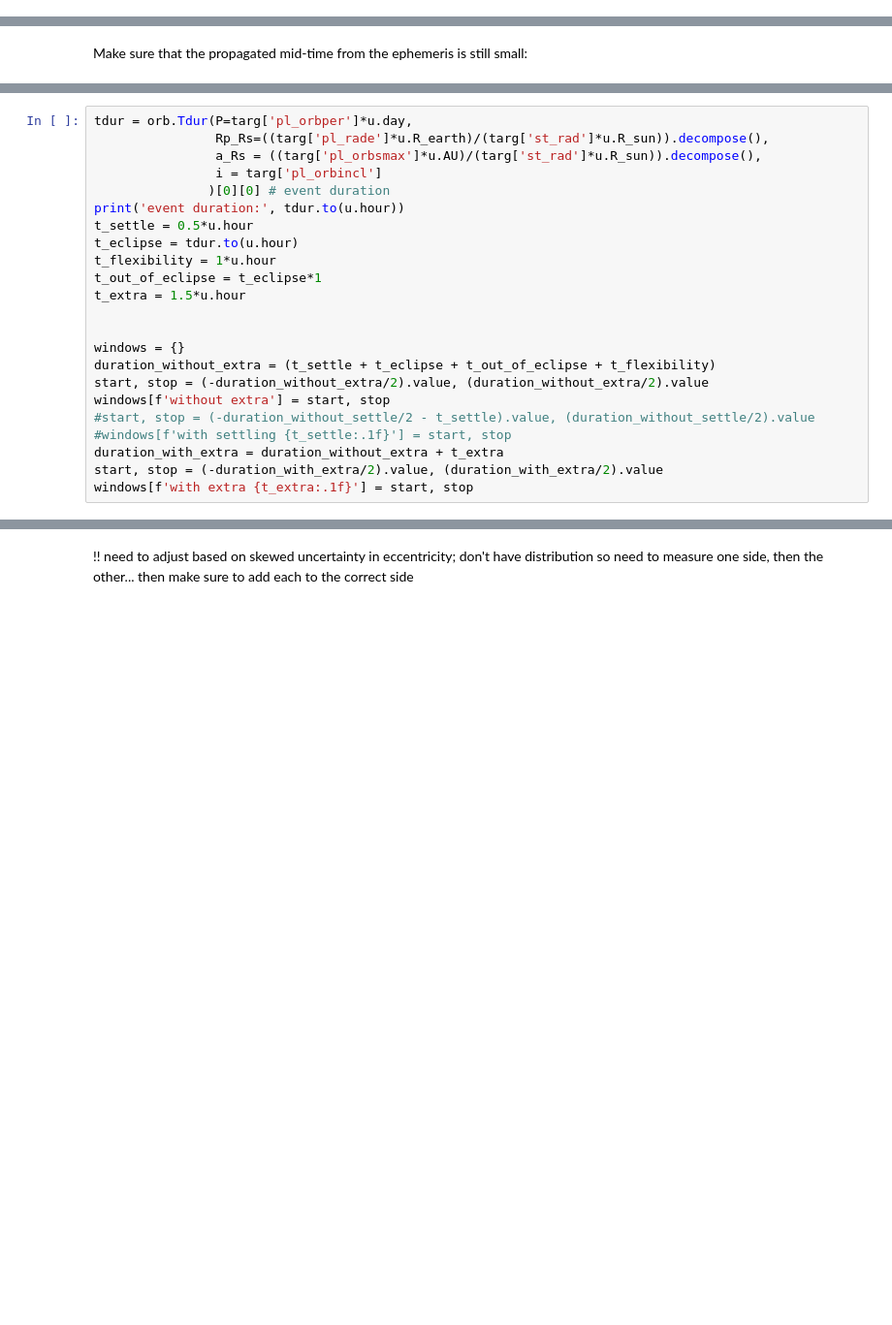
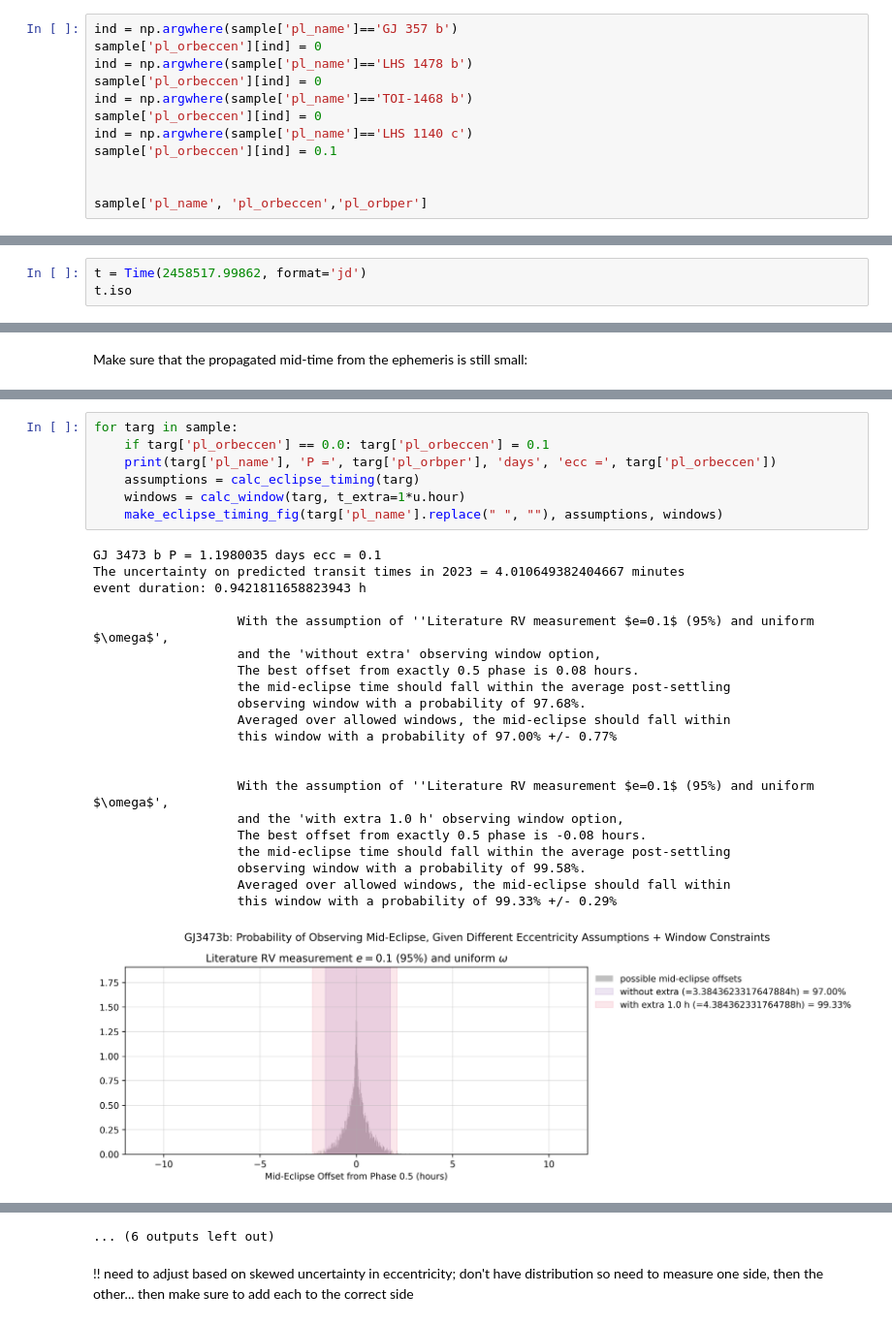
Before and after one commit to hdiamondlowe/jwst_rockyplanetoccultations, a Jupyter notebook: estimate_eclipse_timing_uncertainty.ipynb, the cells around one changed output, grey strips where cells are left out. Shown at 97% size. Cells and saved outputs as stored; diff of their text form; blank space fills up the shorter version.

```diff
--- a/estimate_eclipse_timing_uncertainty.ipynb
+++ b/estimate_eclipse_timing_uncertainty.ipynb
@@ -30,0 +13,12 @@ e_guess
+# %%
+ind = np.argwhere(sample['pl_name']=='GJ 357 b')
+sample['pl_orbeccen'][ind] = 0
+ind = np.argwhere(sample['pl_name']=='LHS 1478 b')
+sample['pl_orbeccen'][ind] = 0
+ind = np.argwhere(sample['pl_name']=='TOI-1468 b')
+sample['pl_orbeccen'][ind] = 0
+ind = np.argwhere(sample['pl_name']=='LHS 1140 c')
+sample['pl_orbeccen'][ind] = 0.1
+
+
+sample['pl_name', 'pl_orbeccen','pl_orbper']
@@ -30,0 +72,3 @@ e_guess
+# %%
+t = Time(2458517.99862, format='jd')
+t.iso
@@ -57,23 +109,0 @@ len(assumptions)
-# %%
-tdur = orb.Tdur(P=targ['pl_orbper']*u.day,
-                Rp_Rs=((targ['pl_rade']*u.R_earth)/(targ['st_rad']*u.R_sun)).decompose(),
-                a_Rs = ((targ['pl_orbsmax']*u.AU)/(targ['st_rad']*u.R_sun)).decompose(),
-                i = targ['pl_orbincl']
-               )[0][0] # event duration
-print('event duration:', tdur.to(u.hour))
-t_settle = 0.5*u.hour
-t_eclipse = tdur.to(u.hour)
-t_flexibility = 1*u.hour
-t_out_of_eclipse = t_eclipse*1
-t_extra = 1.5*u.hour
-
-
-windows = {}
-duration_without_extra = (t_settle + t_eclipse + t_out_of_eclipse + t_flexibility)
-start, stop = (-duration_without_extra/2).value, (duration_without_extra/2).value
-windows[f'without extra'] = start, stop
-#start, stop = (-duration_without_settle/2 - t_settle).value, (duration_without_settle/2).value
-#windows[f'with settling {t_settle:.1f}'] = start, stop
-duration_with_extra = duration_without_extra + t_extra
-start, stop = (-duration_with_extra/2).value, (duration_with_extra/2).value
-windows[f'with extra {t_extra:.1f}'] = start, stop
@@ -147,0 +156,29 @@ this window with a probability of 94.79% +/- 0.25%
+# %%
+for targ in sample:
+    if targ['pl_orbeccen'] == 0.0: targ['pl_orbeccen'] = 0.1
+    print(targ['pl_name'], 'P =', targ['pl_orbper'], 'days', 'ecc =', targ['pl_orbeccen'])
+    assumptions = calc_eclipse_timing(targ)
+    windows = calc_window(targ, t_extra=1*u.hour)
+    make_eclipse_timing_fig(targ['pl_name'].replace(" ", ""), assumptions, windows)
+# %% [output]
+GJ 3473 b P = 1.1980035 days ecc = 0.1
+The uncertainty on predicted transit times in 2023 = 4.010649382404667 minutes
+event duration: 0.9421811658823943 h
+
+                   With the assumption of ''Literature RV measurement $e=0.1$ (95%) and uniform $\omega$',
+                   and the 'without extra' observing window option,
+                   The best offset from exactly 0.5 phase is 0.08 hours.
+                   the mid-eclipse time should fall within the average post-settling
+                   observing window with a probability of 97.68%.
+                   Averaged over allowed windows, the mid-eclipse should fall within
+                   this window with a probability of 97.00% +/- 0.77%
+
+
+                   With the assumption of ''Literature RV measurement $e=0.1$ (95%) and uniform $\omega$',
+                   and the 'with extra 1.0 h' observing window option,
+                   The best offset from exactly 0.5 phase is -0.08 hours.
+                   the mid-eclipse time should fall within the average post-settling
+                   observing window with a probability of 99.58%.
+                   Averaged over allowed windows, the mid-eclipse should fall within
+                   this window with a probability of 99.33% +/- 0.29%
+[figure, added]
@@ -148,2 +290,3 @@ this window with a probability of 94.79% +/- 0.25%
+... (6 outputs left out)
 # %% [markdown]
 !! need to adjust based on skewed uncertainty in eccentricity; don't have distribution so need to measure one side, then the other... then make sure to add each to the correct side
```
Also changed, not shown: parts of 14 cells of this notebook, 8 other files.
